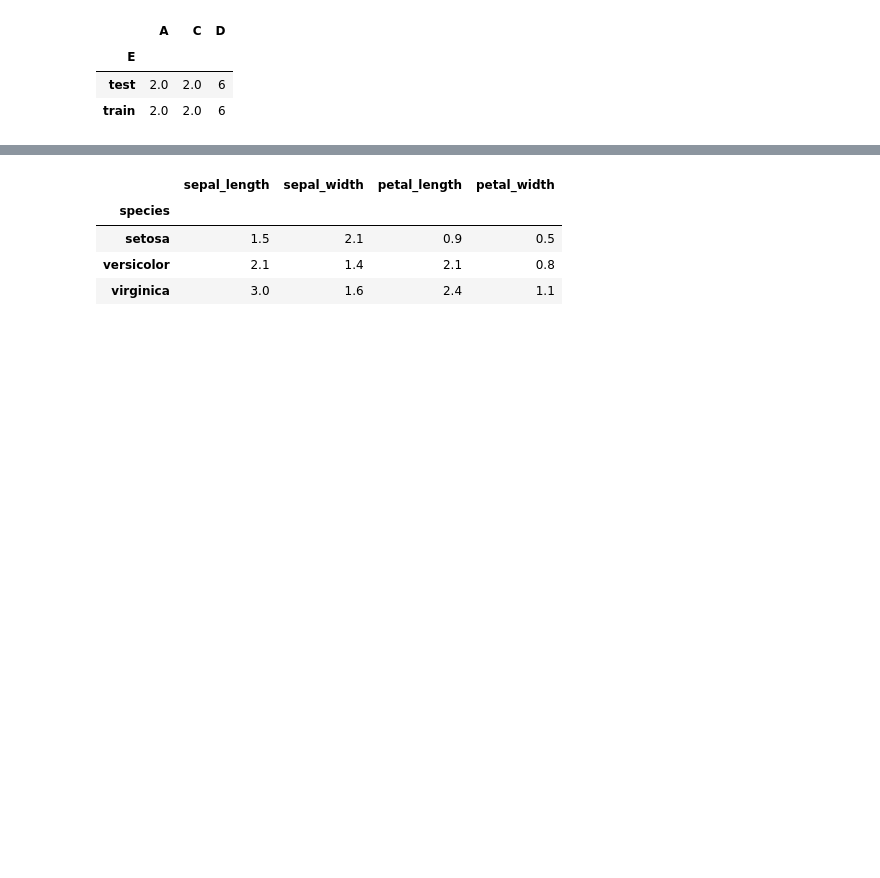
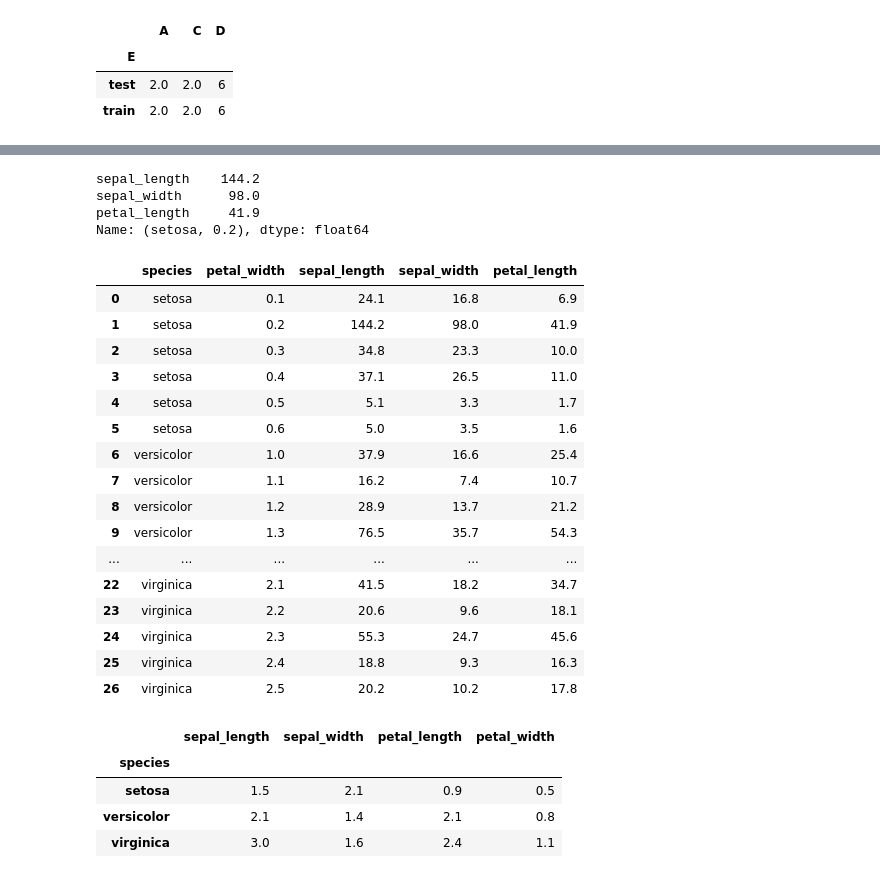
Before and after one commit to keeesuke/study_machinelearning, a Jupyter notebook: 備考.ipynb, the cells around one changed output, grey strips where cells are left out. Drawn from its saved outputs; the diff is of its cells as text; code cells hidden in the pictures; blank space fills up the shorter version.

```diff
--- a/備考.ipynb
+++ b/備考.ipynb
@@ -112,0 +115,3 @@ iris_df.head()
+# %%
+a = iris_df.groupby(['species','petal_width']).sum()
+a
@@ -113,3 +137,30 @@ iris_df.head()
+# %%
+a.loc[('setosa', 0.2)]
+# %% [output]
+sepal_length    144.2
+sepal_width      98.0
+petal_length     41.9
+Name: (setosa, 0.2), dtype: float64
+# %%
+a.reset_index()
+# %% [output]
+|  | species | petal_width | sepal_length | sepal_width | petal_length |
+| 0 | setosa | 0.1 | 24.1 | 16.8 | 6.9 |
+| 1 | setosa | 0.2 | 144.2 | 98.0 | 41.9 |
+| 2 | setosa | 0.3 | 34.8 | 23.3 | 10.0 |
+| 3 | setosa | 0.4 | 37.1 | 26.5 | 11.0 |
+| 4 | setosa | 0.5 | 5.1 | 3.3 | 1.7 |
+| 5 | setosa | 0.6 | 5.0 | 3.5 | 1.6 |
+| 6 | versicolor | 1.0 | 37.9 | 16.6 | 25.4 |
+| 7 | versicolor | 1.1 | 16.2 | 7.4 | 10.7 |
+| 8 | versicolor | 1.2 | 28.9 | 13.7 | 21.2 |
+| 9 | versicolor | 1.3 | 76.5 | 35.7 | 54.3 |
+| ... | ... | ... | ... | ... | ... |
+| 22 | virginica | 2.1 | 41.5 | 18.2 | 34.7 |
+| 23 | virginica | 2.2 | 20.6 | 9.6 | 18.1 |
+| 24 | virginica | 2.3 | 55.3 | 24.7 | 45.6 |
+| 25 | virginica | 2.4 | 18.8 | 9.3 | 16.3 |
+| 26 | virginica | 2.5 | 20.2 | 10.2 | 17.8 |
 # %%
 iris_df.groupby('species').agg(lambda x: max(x)-min(x))
 # %% [output]
```
Also changed, not shown: parts of 38 cells of this notebook, 1 other file.
